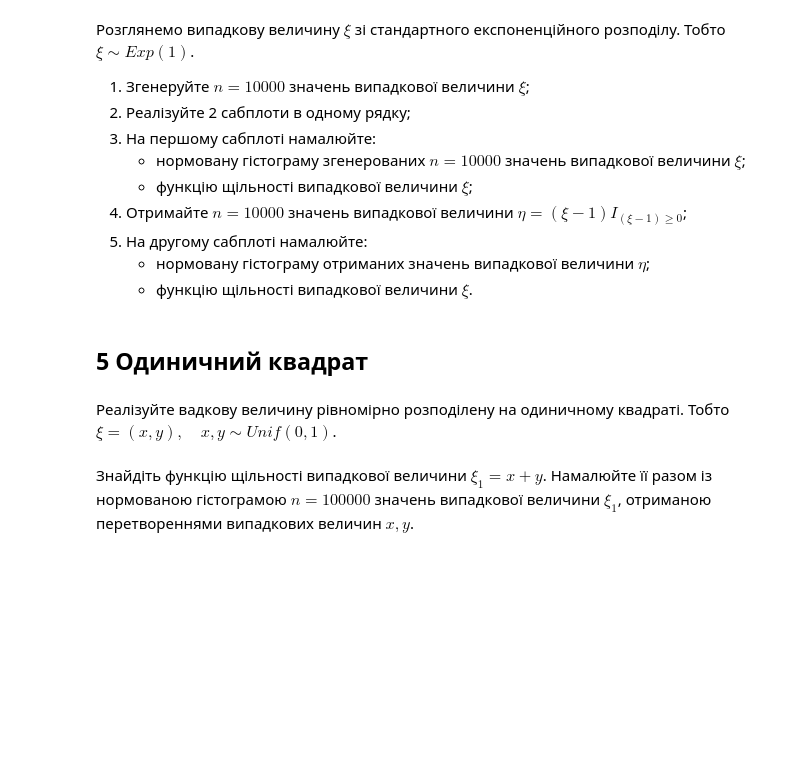
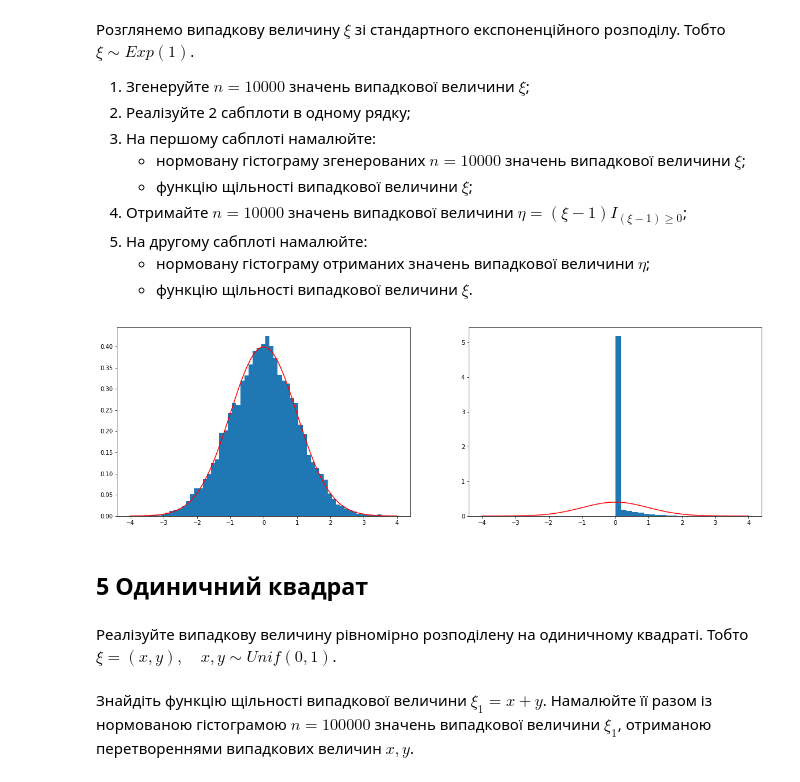
Before and after one commit to mikke-172/probability_homework7, a Jupyter notebook: Лабораторне заняття 7.ipynb, the cells around one changed output. Saved outputs shown, nothing was run; the diff lists cells and outputs as text; code cells hidden in the pictures; blank space fills up the shorter version.

```diff
--- a/Лабораторне заняття 7.ipynb
+++ b/Лабораторне заняття 7.ipynb
@@ -354,5 +379,27 @@ plt.show()
+# %%
+# Місце для Вашого коду
+
+from scipy.stats import expon
+xi=norm(loc=0, scale=1)
+x=np.arange(-4, 4+0.01, 0.01)
+x=np.arange(-4, 4+0.01, 0.01)
+y=xi.pdf(x)
+rvs=xi.rvs(10000)
+#print(rvs)
+fig, axs=plt.subplots(1, 2, figsize=(20, 6))
+axs[0].hist(rvs, normed=True, bins='auto')#axs[0].hist(rvs, dencity=True, bins='auto')
+axs[0].plot(x, y, 'r')
+
+eta=(rvs-1>=0)*(rvs-1)
+#print(eta)
+
+axs[1].hist(eta, normed=True, bins='auto')#axs[0].hist(rvs, dencity=True, bins='auto')
+axs[1].plot(x, y, 'r')
+plt.show()
+# %% [output]
+[figure, added]
 # %% [markdown]
 ## 5 Одиничний квадрат
 # %% [markdown]
-Реалізуйте вадкову величину рівномірно розподілену на одиничному квадраті.
+Реалізуйте випадкову величину рівномірно розподілену на одиничному квадраті.
 Тобто $\xi = (x, y), \quad x, y \sim Unif(0, 1)$.
```
Also changed, not shown: parts of 22 cells of this notebook.
